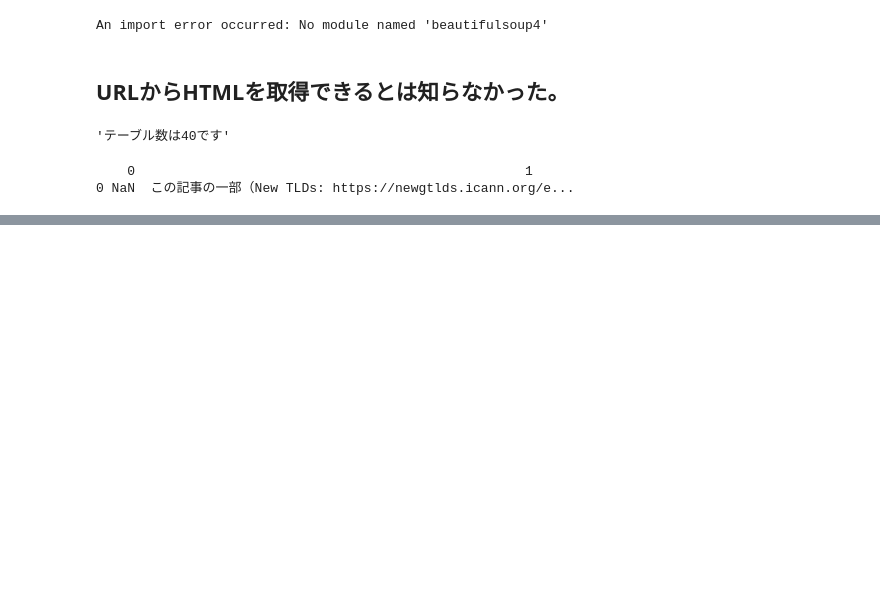
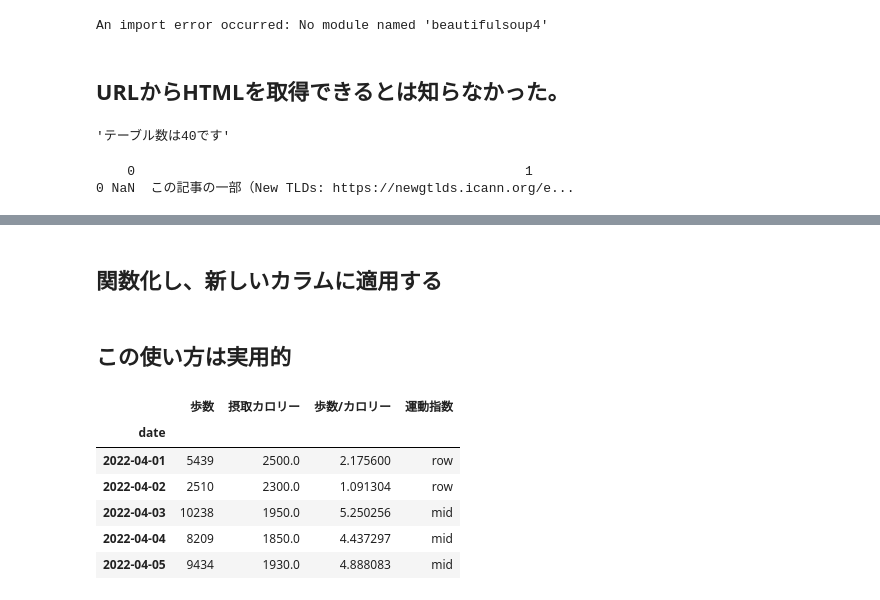
Before and after one commit to phonon-py/ZTest_ws, a Jupyter notebook: data_analysis.ipynb, the cells around one changed output, grey strips where cells are left out. Saved outputs shown, nothing was run; the diff lists cells and outputs as text; code cells hidden in the pictures; blank space fills up the shorter version.

```diff
--- a/data_analysis.ipynb
+++ b/data_analysis.ipynb
@@ -4894,0 +4936,15 @@ dfs['df_2']
+# %%
+df = pd.read_excel('/Users/kimuratoshiyuki/Dropbox/Python/stats/New_Data_Analysis_Textbook/data/202204health.xlsx')
+
+df_selected = df.loc[df.loc[:,'歩数'] >= 10000,:]
+
+# SQL構文っぽいんだこれ
+df.query('歩数 >= 10000 and 摂取カロリー <= 1800')
+
+df.loc[:,"date"] = df.loc[:,"日付"].apply(pd.to_datetime)
+df.loc[:,'摂取カロリー'] = df.loc[:,"摂取カロリー"].astype(np.float32)
+
+df = df.set_index('date')
+
+df = df.drop('日付',axis=1)
+df.head()
@@ -4894,0 +4979,3 @@ dfs['df_2']
+# %%
+df.loc[:,"歩数/カロリー"] = (df.loc[:,"歩数"] / df.loc[:,"摂取カロリー"])
+df.head()
@@ -4894,0 +4990,23 @@ dfs['df_2']
+# %% [markdown]
+## 関数化し、新しいカラムに適用する
+# %%
+def exercise_judge(ex):
+    if ex <= 3.0:
+        return "row"
+    elif ex <= 6.0:
+        return "mid"
+    else:
+        return "high"
+# %% [markdown]
+## この使い方は実用的
+# %%
+df.loc[:,"運動指数"] = df.loc[:,"歩数/カロリー"].apply(exercise_judge)
+df.head()
+# %% [output]
+|  | 歩数 | 摂取カロリー | 歩数/カロリー | 運動指数 |
+| date |  |  |  |  |
+| 2022-04-01 | 5439 | 2500.0 | 2.175600 | row |
+| 2022-04-02 | 2510 | 2300.0 | 1.091304 | row |
+| 2022-04-03 | 10238 | 1950.0 | 5.250256 | mid |
+| 2022-04-04 | 8209 | 1850.0 | 4.437297 | mid |
+| 2022-04-05 | 9434 | 1930.0 | 4.888083 | mid |
```
Also changed, not shown: parts of 9 cells of this notebook.
